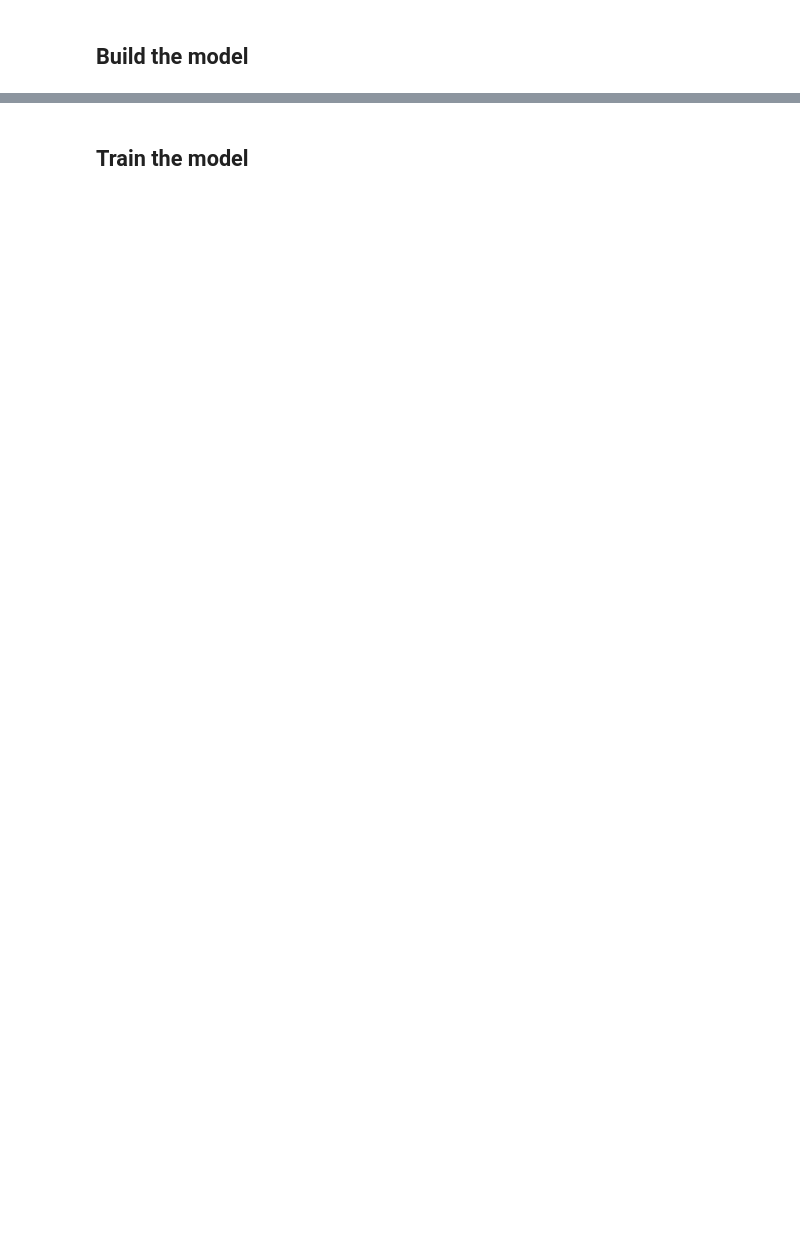
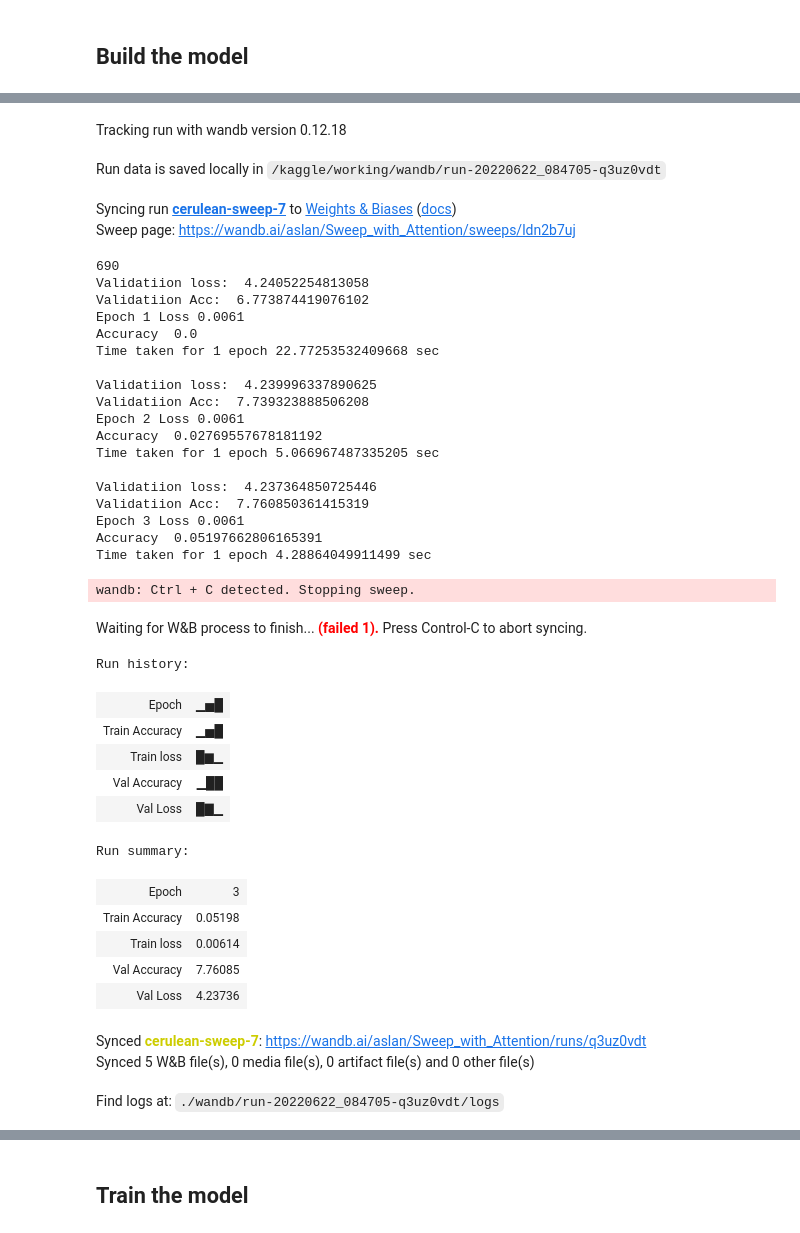
Before and after one commit to AslanDevbrat/Seq2Seq, a Jupyter notebook: seq2seq.ipynb, the cells around one changed output, grey strips where cells are left out. Saved outputs shown, nothing was run; the diff lists cells and outputs as text; code cells hidden in the pictures; blank space fills up the shorter version.

Commit message:
After sweep from kaggle | The sweep was cancelled because of 12 hrs timeout

```diff
--- a/seq2seq.ipynb
+++ b/seq2seq.ipynb
@@ -679,6 +664,3 @@ checkpoint = tf.train.Checkpoint(optimizer=optimizer,
                                  encoder=s2s.encoder,
                                  decoder=s2s.dec,
                                  )
-# %%
-tf.config.run_functions_eagerly(False)
-s2s.fit(train_dataset, val_dataset, 10, loss_function, optimizer, checkpoint , metric =  tf.keras.metrics.SparseCategoricalAccuracy())
@@ -915,0 +667,3 @@ ________________________________________________________________________________
+# %%
+tf.config.run_functions_eagerly(False)
+s2s.fit(train_dataset, val_dataset, 100, loss_function, optimizer, checkpoint , metric =  tf.keras.metrics.SparseCategoricalAccuracy())
@@ -915,0 +715,2 @@ ________________________________________________________________________________
+# %%
+sweep_id = wandb.sweep(sweep_config, project="Sweep_with_Attention")
@@ -915,0 +720,3 @@ ________________________________________________________________________________
+# %%
+checkpoint_dir = './training_checkpoints'
+checkpoint_prefix = os.path.join(checkpoint_dir, "ckpt")
@@ -915,0 +727,30 @@ ________________________________________________________________________________
+# %%
+
+def train(config = None):
+  with wandb.init(config=config):
+    config = wandb.config
+    #print(config)
+    s2s = Seq2Seq(num_encoder_tokens,num_decoder_tokens,config.encoder_embedding_dim, config.decoder_embedding_dim, config.unit_size, config.num_of_layer,config.unit_type , batch_size, config.dropout,config.recurrent_dropout)
+    if config.optimizer == "adm":
+        optimizer = tf.keras.optimizers.Adam()
+    else:
+        optimizer = tf.keras.optimizers.RMSprop()
+    checkpoint_dir = './training_checkpoints'
+    checkpoint_prefix = os.path.join(checkpoint_dir, "ckpt")
+    checkpoint = tf.train.Checkpoint(optimizer=optimizer,
+                                 encoder=s2s.encoder,
+                                 decoder=s2s.dec,
+                                 )
+
+    # seq2seq.compile(optimizer=config.optimizer, loss="categorical_crossentropy", metrics=["accuracy",])
+    s2s.fit(
+        train_dataset,
+        val_dataset,
+        config.epochs,
+        loss_function,
+        optimizer,
+        checkpoint,
+        metric = tf.keras.metrics.SparseCategoricalAccuracy()
+        )
+wandb.agent(sweep_id, train)
+# %% [output]
@@ -915,0 +767,39 @@ ________________________________________________________________________________
+Tracking run with wandb version 0.12.18
+Run data is saved locally in /kaggle/working/wandb/run-20220622_084705-q3uz0vdt
+Syncing run cerulean-sweep-7 to Weights & Biases (docs)
+Sweep page: https://wandb.ai/aslan/Sweep_with_Attention/sweeps/ldn2b7uj
+690
+Validatiion loss:  4.24052254813058
+Validatiion Acc:  6.773874419076102
+Epoch 1 Loss 0.0061
+Accuracy  0.0
+Time taken for 1 epoch 22.77253532409668 sec
+
+Validatiion loss:  4.239996337890625
+Validatiion Acc:  7.739323888506208
+Epoch 2 Loss 0.0061
+Accuracy  0.02769557678181192
+Time taken for 1 epoch 5.066967487335205 sec
+
+Validatiion loss:  4.237364850725446
+Validatiion Acc:  7.760850361415319
+Epoch 3 Loss 0.0061
+Accuracy  0.05197662806165391
+Time taken for 1 epoch 4.28864049911499 sec
+wandb: Ctrl + C detected. Stopping sweep.
+Waiting for W&B process to finish... (failed 1). Press Control-C to abort syncing.
+Run history:
+| Epoch | ▁▅█ |
+| Train Accuracy | ▁▅█ |
+| Train loss | █▆▁ |
+| Val Accuracy | ▁██ |
+| Val Loss | █▇▁ |
+Run summary:
+| Epoch | 3 |
+| Train Accuracy | 0.05198 |
+| Train loss | 0.00614 |
+| Val Accuracy | 7.76085 |
+| Val Loss | 4.23736 |
+Synced cerulean-sweep-7: https://wandb.ai/aslan/Sweep_with_Attention/runs/q3uz0vdt
+Synced 5 W&B file(s), 0 media file(s), 0 artifact file(s) and 0 other file(s)
+Find logs at: ./wandb/run-20220622_084705-q3uz0vdt/logs
```
Also changed, not shown: parts of 94 cells of this notebook.
